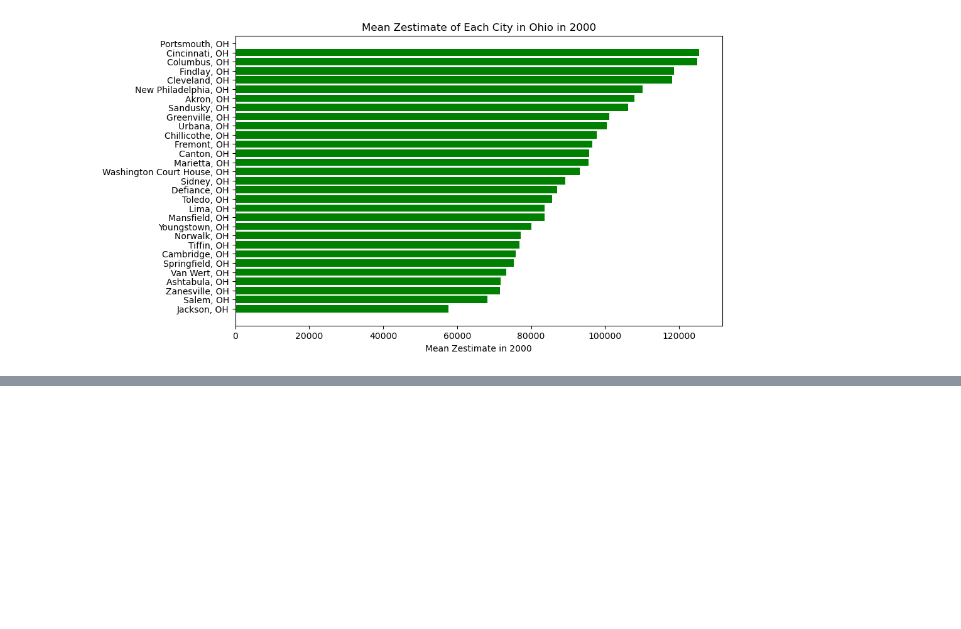
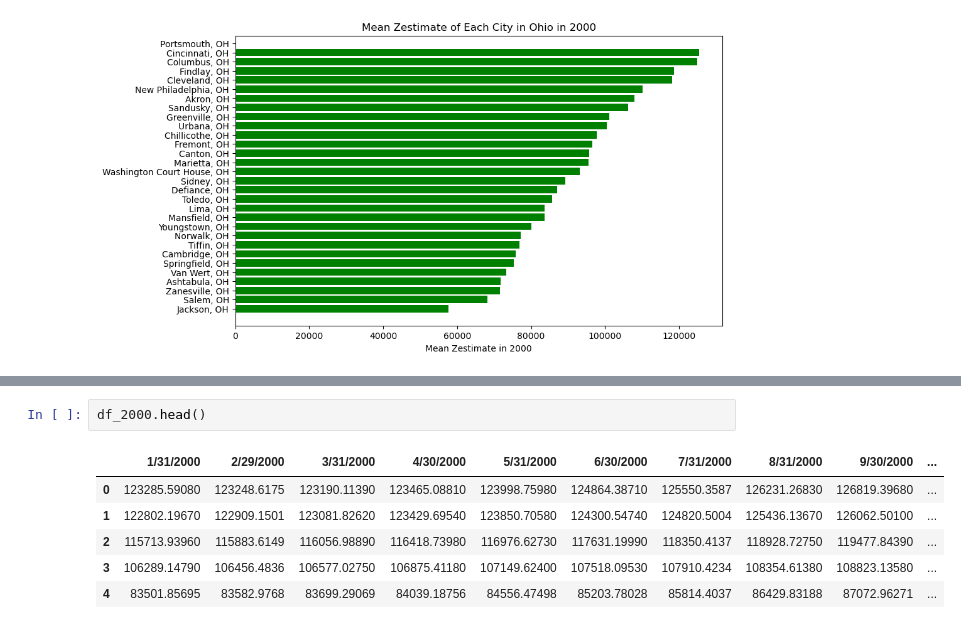
Before and after one commit to McKala1/Project-1, a Jupyter notebook: OSU_AI_Project_1_Antonio.ipynb, the cells around one changed output, grey strips where cells are left out. Saved outputs shown, nothing was run; the diff lists cells and outputs as text; blank space fills up the shorter version.

```diff
--- a/OSU_AI_Project_1_Antonio.ipynb
+++ b/OSU_AI_Project_1_Antonio.ipynb
@@ -312,0 +412,9 @@ plt.show()
+# %%
+df_2000.head()
+# %% [output]
+|  | 1/31/2000 | 2/29/2000 | 3/31/2000 | 4/30/2000 | 5/31/2000 | 6/30/2000 | 7/31/2000 | 8/31/2000 | 9/30/2000 | ... |
+| 0 | 123285.59080 | 123248.6175 | 123190.11390 | 123465.08810 | 123998.75980 | 124864.38710 | 125550.3587 | 126231.26830 | 126819.39680 | ... |
+| 1 | 122802.19670 | 122909.1501 | 123081.82620 | 123429.69540 | 123850.70580 | 124300.54740 | 124820.5004 | 125436.13670 | 126062.50100 | ... |
+| 2 | 115713.93960 | 115883.6149 | 116056.98890 | 116418.73980 | 116976.62730 | 117631.19990 | 118350.4137 | 118928.72750 | 119477.84390 | ... |
+| 3 | 106289.14790 | 106456.4836 | 106577.02750 | 106875.41180 | 107149.62400 | 107518.09530 | 107910.4234 | 108354.61380 | 108823.13580 | ... |
+| 4 | 83501.85695 | 83582.9768 | 83699.29069 | 84039.18756 | 84556.47498 | 85203.78028 | 85814.4037 | 86429.83188 | 87072.96271 | ... |
```
Also changed, not shown: parts of 12 cells of this notebook.
